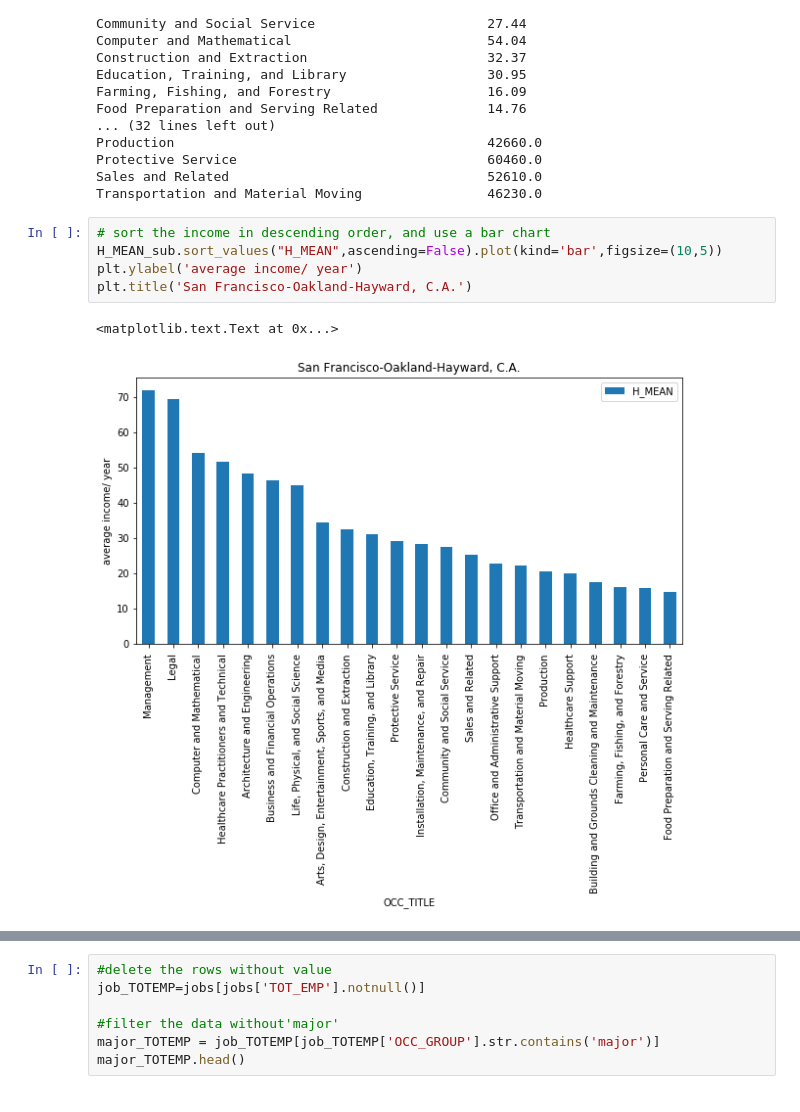
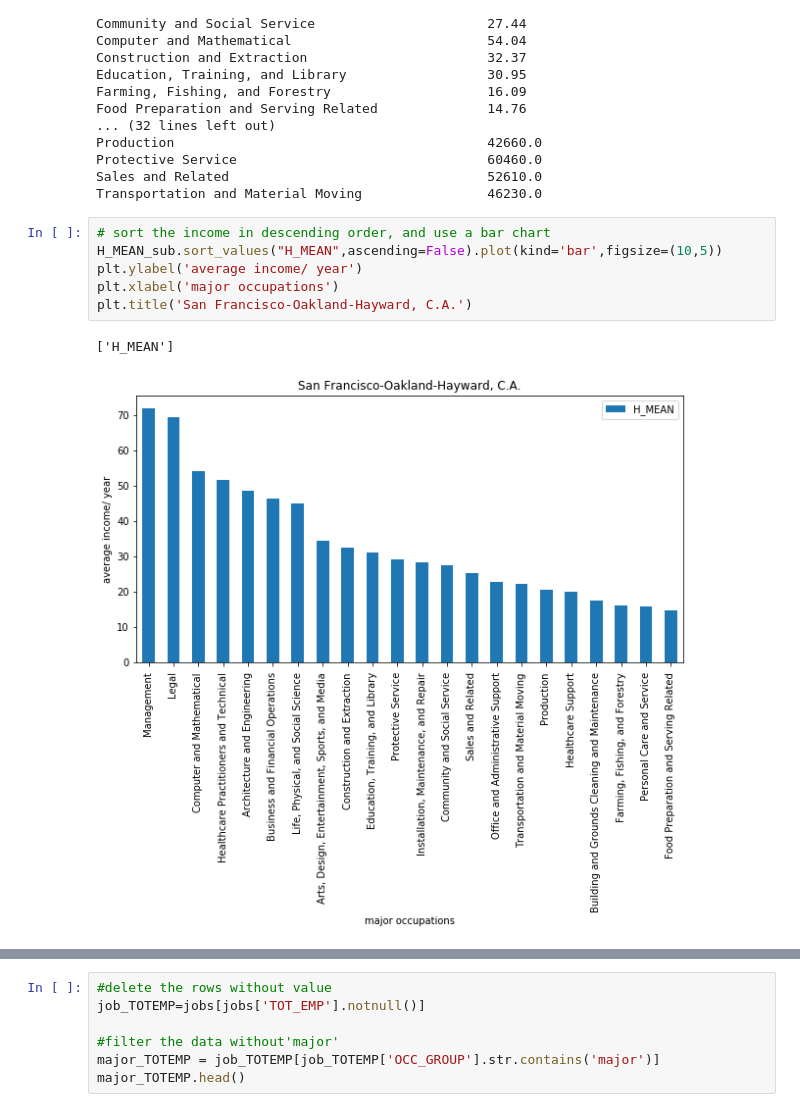
Before and after one commit to michelle604/Data-Science-Intro-Project, a Jupyter notebook: final project.ipynb, the cells around one changed output, grey strips where cells are left out. Saved outputs shown, nothing was run; the diff lists cells and outputs as text.

```diff
--- a/final project.ipynb
+++ b/final project.ipynb
@@ -125,11 +160,12 @@ Transportation and Material Moving                46230.0
 # %%
 # sort the income in descending order, and use a bar chart
 H_MEAN_sub.sort_values("H_MEAN",ascending=False).plot(kind='bar',figsize=(10,5))
 plt.ylabel('average income/ year')
+plt.xlabel('major occupations')
 plt.title('San Francisco-Oakland-Hayward, C.A.')
 # %% [output]
-<matplotlib.text.Text at 0x...>
+['H_MEAN']
-[figure, old version]
+[figure, new version]
 # %%
 # sort the income in descending order, and use a bar chart
 A_MEAN_sub.sort_values("A_MEAN",ascending=False).plot(kind='bar',figsize=(10,5))
```
Also changed, not shown: parts of 26 cells of this notebook.
